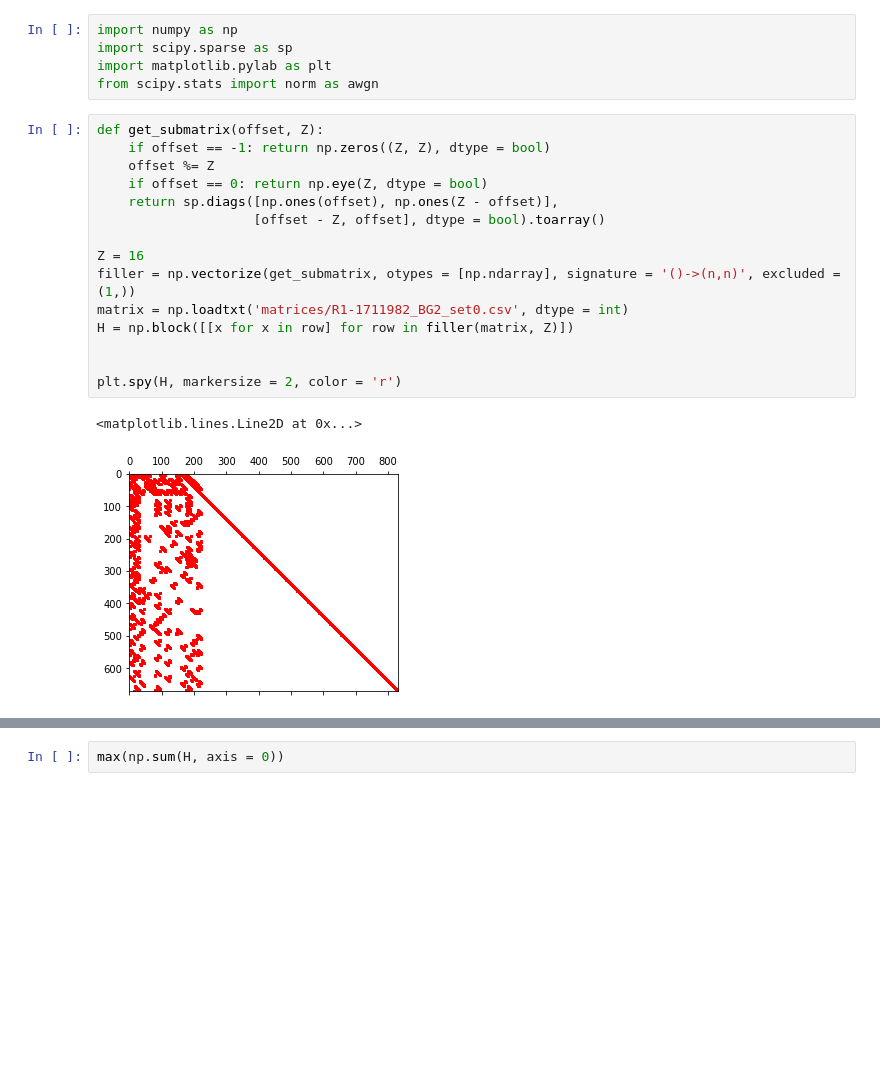
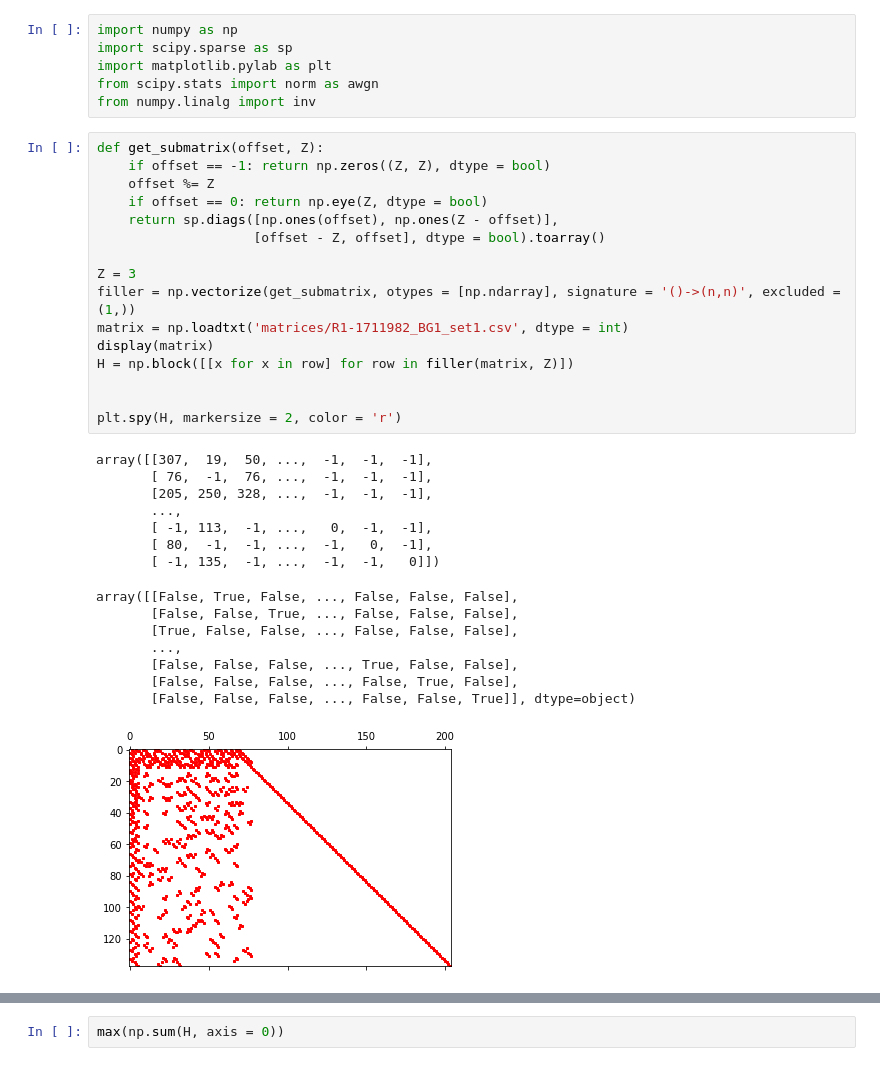
Before and after one commit to desperandumbellum/5G_ldpc, a Jupyter notebook: main.ipynb, the cells around one changed output, grey strips where cells are left out. Cells and saved outputs as stored; diff of their text form; blank space fills up the shorter version.

```diff
--- a/main.ipynb
+++ b/main.ipynb
@@ -3,21 +3,36 @@ import numpy as np
 import scipy.sparse as sp
 import matplotlib.pylab as plt
 from scipy.stats import norm as awgn
+from numpy.linalg import inv
 # %%
 def get_submatrix(offset, Z):
     if offset == -1: return np.zeros((Z, Z), dtype = bool)
     offset %= Z
     if offset == 0: return np.eye(Z, dtype = bool)
     return sp.diags([np.ones(offset), np.ones(Z - offset)],
                     [offset - Z, offset], dtype = bool).toarray()
 
-Z = 16
+Z = 3
 filler = np.vectorize(get_submatrix, otypes = [np.ndarray], signature = '()->(n,n)', excluded = (1,))
-matrix = np.loadtxt('matrices/R1-1711982_BG2_set0.csv', dtype = int)
+matrix = np.loadtxt('matrices/R1-1711982_BG1_set1.csv', dtype = int)
+display(matrix)
 H = np.block([[x for x in row] for row in filler(matrix, Z)])
 
 
 plt.spy(H, markersize = 2, color = 'r')
 # %% [output]
-<matplotlib.lines.Line2D at 0x...>
+array([[307,  19,  50, ...,  -1,  -1,  -1],
+       [ 76,  -1,  76, ...,  -1,  -1,  -1],
+       [205, 250, 328, ...,  -1,  -1,  -1],
+       ...,
+       [ -1, 113,  -1, ...,   0,  -1,  -1],
+       [ 80,  -1,  -1, ...,  -1,   0,  -1],
+       [ -1, 135,  -1, ...,  -1,  -1,   0]])
+array([[False, True, False, ..., False, False, False],
+       [False, False, True, ..., False, False, False],
+       [True, False, False, ..., False, False, False],
+       ...,
+       [False, False, False, ..., True, False, False],
+       [False, False, False, ..., False, True, False],
+       [False, False, False, ..., False, False, True]], dtype=object)
-[figure, old version]
+[figure, new version]
```
Also changed, not shown: parts of 6 cells of this notebook.
